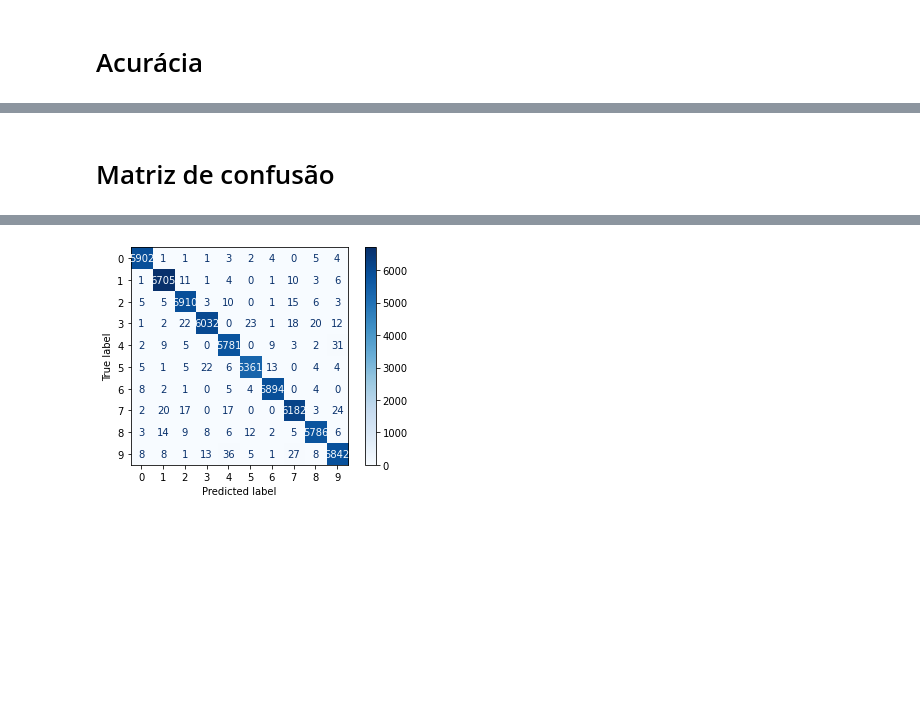
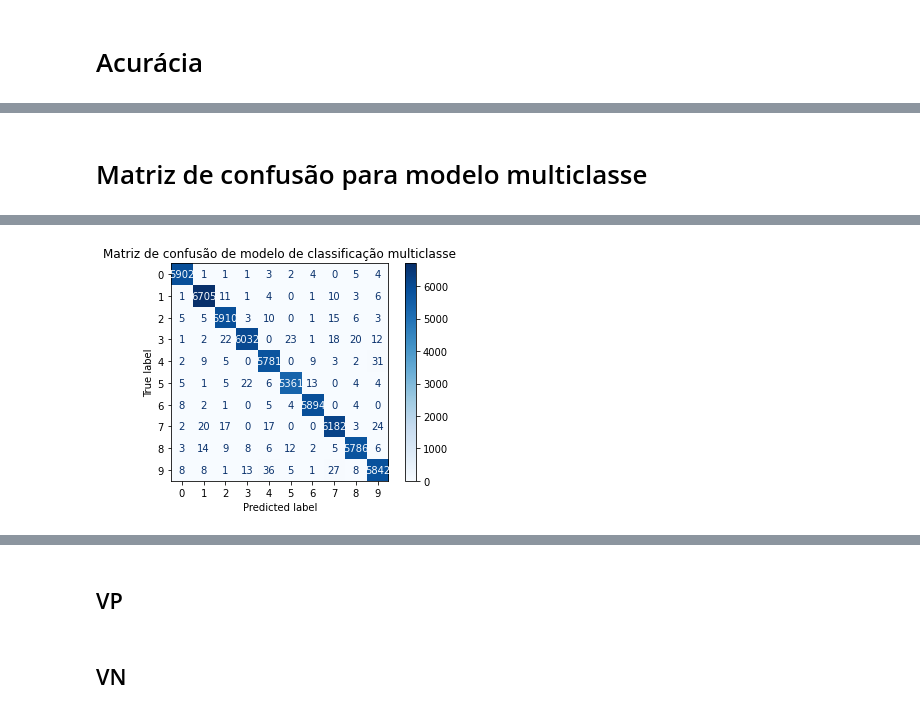
Before and after one commit to casjunior93/Calculo-de-Metricas-de-Avaliacao-de-Aprendizado, a Jupyter notebook: desafio.ipynb, the cells around one changed output, grey strips where cells are left out. Saved outputs shown, nothing was run; the diff lists cells and outputs as text; code cells hidden in the pictures; blank space fills up the shorter version.

Commit message:
Matriz de confusão maior

```diff
--- a/desafio.ipynb
+++ b/desafio.ipynb
@@ -74,8 +76,11 @@ cross_val_score(svm_clf, X_treino, y_treino, cv=3, scoring='accuracy')
 # %% [markdown]
-# Matriz de confusão
+# Matriz de confusão para modelo multiclasse
 # %%
 from sklearn.metrics import plot_confusion_matrix, accuracy_score, recall_score, precision_score, plot_roc_curve
 # %%
 %%time
-plot_confusion_matrix(svm_clf, X_treino, y_treino, cmap='Blues');
+plt.figure(figsize=(30, 30))
+plot_confusion_matrix(svm_clf, X_treino, y_treino, cmap='Blues')
+plt.title('Matriz de confusão de modelo de classificação multiclasse')
+plt.show();
 # %% [output]
@@ -83,0 +88 @@ Wall time: 10min 14s
+[figure, new version]
@@ -85 +90,0 @@ Wall time: 10min 14s
-[figure, old version]
@@ -85,0 +93,2 @@ Wall time: 10min 14s
+# %% [markdown]
+## VP
@@ -85,0 +97,2 @@ Wall time: 10min 14s
+# %% [markdown]
+## VN
```
Also changed, not shown: parts of 8 cells of this notebook.
